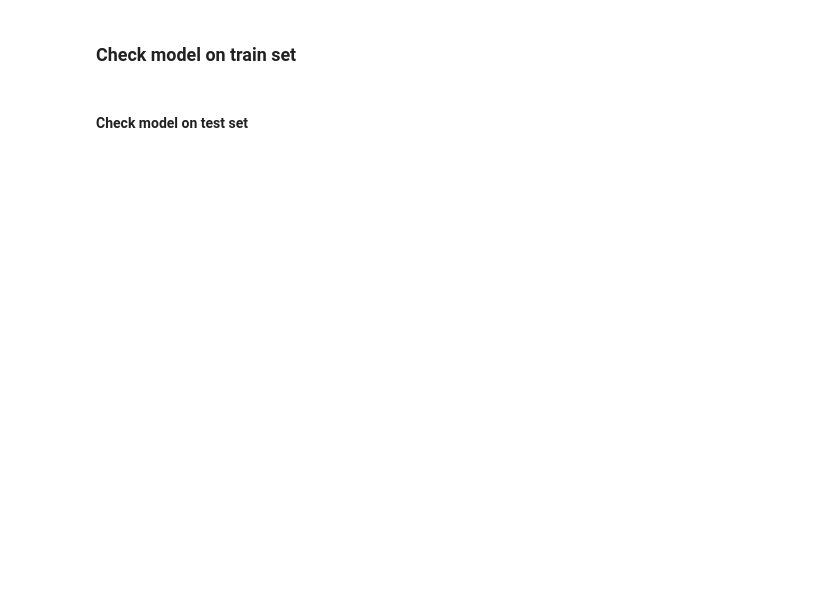
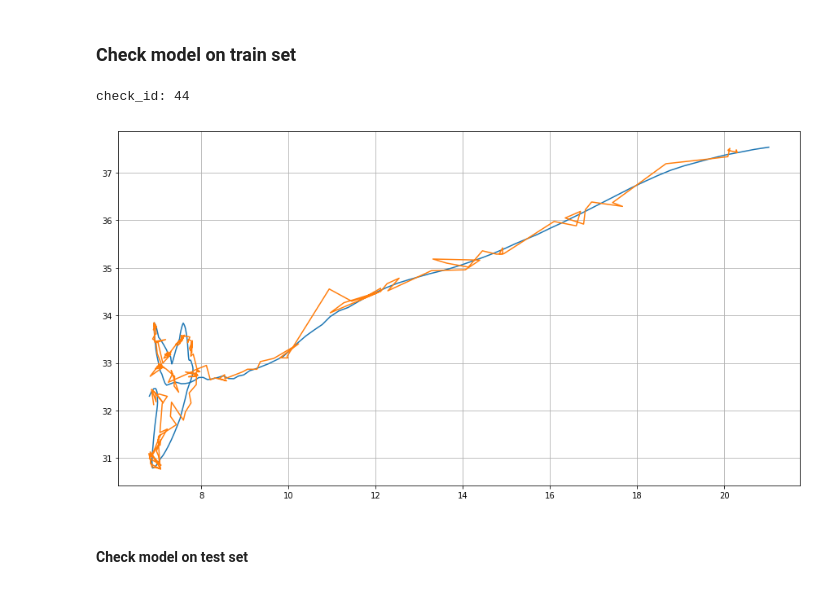
Before and after one commit to samshipengs/Coordinated-Multi-Agent-Imitation-Learning, a Jupyter notebook: code/ImitationLearningHorizon.ipynb, the cells around one changed output. Saved outputs shown, nothing was run; the diff lists cells and outputs as text; code cells hidden in the pictures; blank space fills up the shorter version.

```diff
--- a/code/ImitationLearningHorizon.ipynb
+++ b/code/ImitationLearningHorizon.ipynb
@@ -249,7 +260,7 @@ train_time = datetime.now().strftime('%Y_%m_%d_%H_%M_%S')
 logs_path = './train_logs/'
 
 num_layers = 2
-state_size = 512
+state_size = 256
 batch_size = 64
 dimx = 210
 dimy = 2
@@ -305,7 +316,8 @@ valid_writer = tf.summary.FileWriter(logs_path+'/valid'+train_time, graph=tf.get
 
 # iterate
 printn = int(1e2)
-horizon = [2, 4, 8, 12, 16, 20, 25]
+# horizon = [2, 4, 8, 12, 16, 20, 25]
+horizon = range(2, 8)
 t_int = time.time()
 train_step = 0
 valid_step = 0
@@ -335,24 +347,26 @@ for k in horizon:
 
     for epoch in range(n_epochs):
         epoch_loss =0.
+        n_train_batch = train_x.shape[0]//batch_size
         t1 = time.time()
         for batch in iterate_minibatches(train_x, train_y, batch_size, shuffle=False):
             train_xi, train_yi = batch
             p, l, _, train_sum = sess.run([output, loss, opt, train_summary],
                                         feed_dict={X: train_xi, Y: train_yi, h:seq_len})
             train_writer.add_summary(train_sum, train_step)
-            epoch_loss += l
+            epoch_loss += l/n_train_batch
             train_step += 1
         # print out info
         if epoch%printn ==0:
+            n_val_batch = val_x.shape[0]//batch_size
             t2 = time.time()
             valid_loss = 0
             for batch in iterate_minibatches(val_x, val_y, batch_size, shuffle=False):
                 val_xi, val_yi = batch
-                l, valid_sum = sess.run([loss, train_summary],
+                val_l, valid_sum = sess.run([loss, train_summary],
                                             feed_dict={X: val_xi, Y: val_yi, h:seq_len})
                 valid_writer.add_summary(valid_sum, valid_step)
-                valid_loss += 1
+                valid_loss += val_l/n_val_batch
                 valid_step += printn
             print('Epoch {0:<4d} | loss: {1:<8.2f} | time took: {2:<.2f}s '
                   '| validation loss: {3:<8.2f}'.format(epoch, epoch_loss, (t2-t1), valid_loss))
@@ -370,25 +402,37 @@ print('Total time took: {0:<.2f}hrs'.format((time.time()-t_int)/60/60))
 ### Check model on train set
 # %%
 check_seq_len = 3
-check_ind = np.random.randint(0, len(train_game)-1)
-# check_ind = 0
-print('check_id:', check_ind)
-input_x = copy.deepcopy(get_sequences(train_game[check_ind], check_seq_len, dimx))
-output_y = copy.deepcopy(get_sequences(train_target[check_ind], check_seq_len, dimy))
+
+# use while loop to make sure the
+present = 0
+while present == 0:
+    check_ind = np.random.randint(0, len(train_game)-1)
+    # check_ind = 0
+#     print('check_id:', check_ind)
+    input_x = copy.deepcopy(get_sequences(train_game[check_ind], check_seq_len, dimx))
+#     print('input x shape >>>', input_x.shape)
+    output_y = copy.deepcopy(get_sequences(train_target[check_ind], check_seq_len, dimy))
+    if input_x.shape[0] >= batch_size:
+        print('check_id:', check_ind)
+        present += 1
+
 pred = []
 y_train = []
 order_x = []
 for batch in iterate_minibatches(input_x, output_y, batch_size, shuffle=False):
     input_xi, output_yi = batch
     p = sess.run([output], feed_dict={X: input_xi, h:check_seq_len})#, Y: train_yi, h:2})
     pred.append(p)
     order_x.append(input_xi)
     y_train.append(output_yi)
 pred_train = np.array(pred).reshape(-1,2)
 y_train = np.array(y_train).reshape(-1,2)
 plt.figure(figsize=(15,8))
 plt.plot(y_train[:,0], y_train[:,1], pred_train[:, 0], pred_train[:, 1])
 plt.grid(True)
+# %% [output]
+check_id: 44
+[figure, added]
 # %% [markdown]
 #### Check model on test set
 # %%
```
Also changed, not shown: parts of 10 cells of this notebook.
